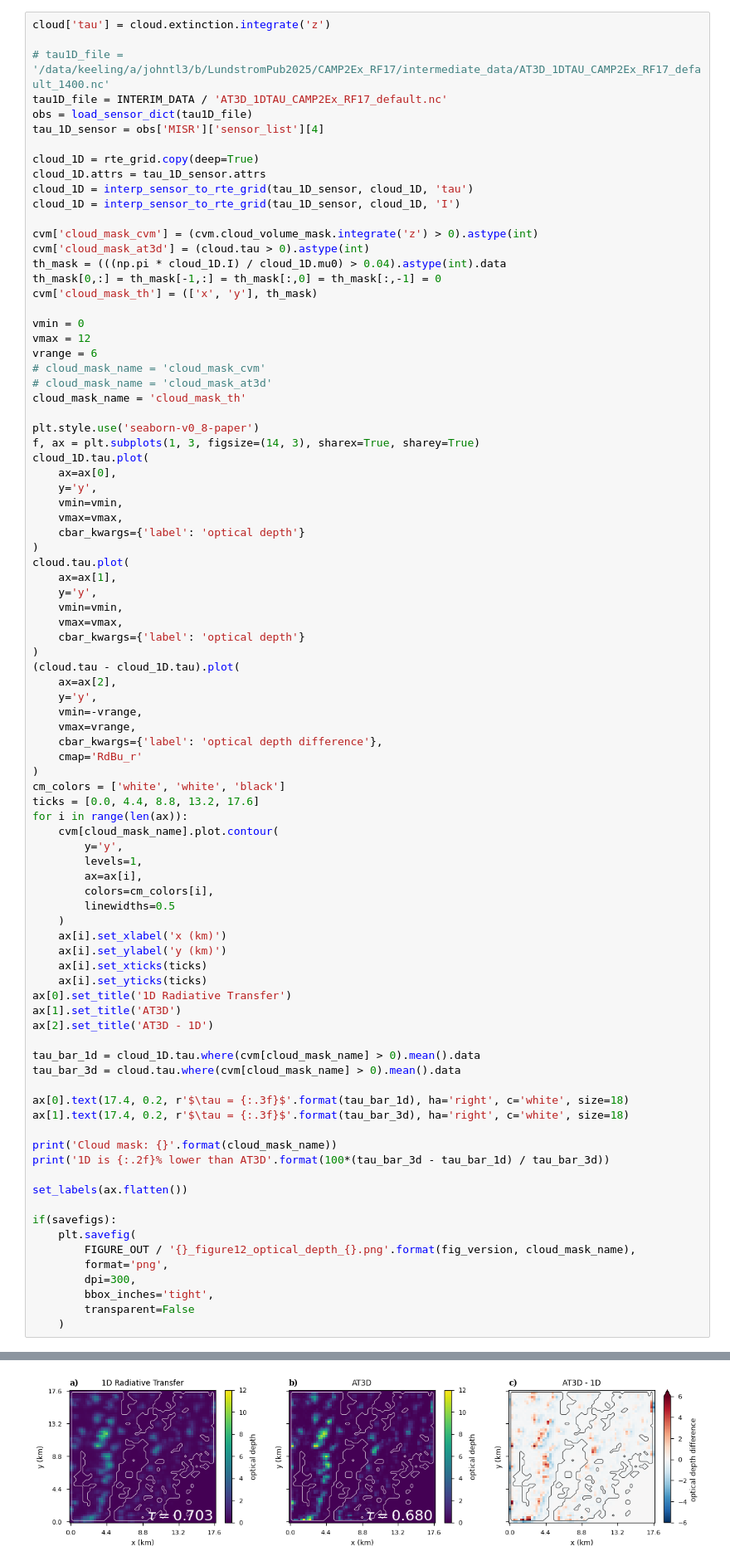
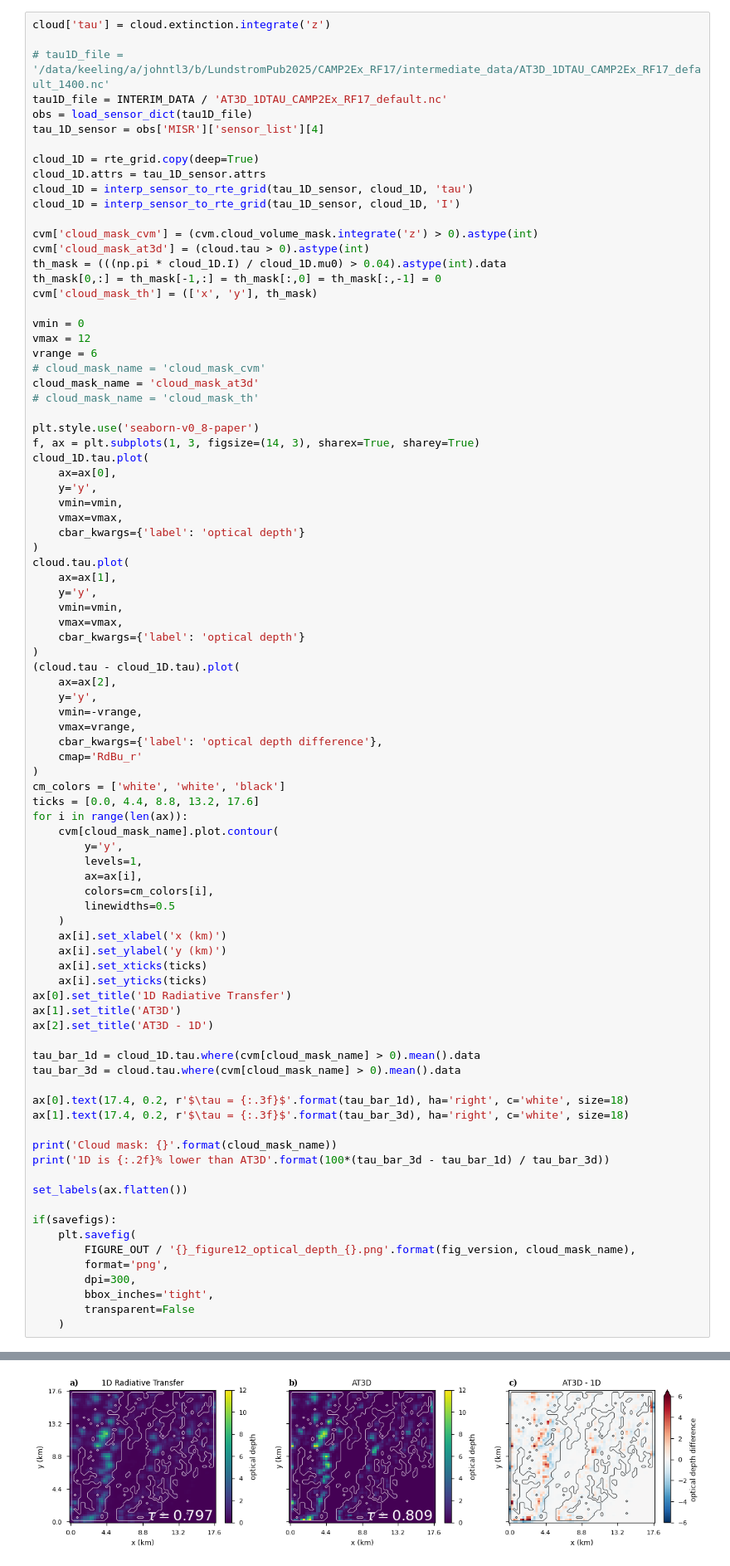
Before and after one commit to jlun17/misr-at3d-camp2ex, a Jupyter notebook: notebooks/investigation/single_retrieval/paper_figures.ipynb, the cells around one changed output, grey strips where cells are left out. Shown at 83% size. Saved outputs shown, nothing was run; the diff lists cells and outputs as text.

Commit message:
Figure updates

```diff
--- a/notebooks/investigation/single_retrieval/paper_figures.ipynb
+++ b/notebooks/investigation/single_retrieval/paper_figures.ipynb
@@ -270,8 +270,8 @@ vmin = 0
 vmax = 12
 vrange = 6
 # cloud_mask_name = 'cloud_mask_cvm'
-# cloud_mask_name = 'cloud_mask_at3d'
-cloud_mask_name = 'cloud_mask_th'
+cloud_mask_name = 'cloud_mask_at3d'
+# cloud_mask_name = 'cloud_mask_th'
 
 plt.style.use('seaborn-v0_8-paper')
 f, ax = plt.subplots(1, 3, figsize=(14, 3), sharex=True, sharey=True)
@@ -340 +340 @@ Cloud mask: cloud_mask_th
-[figure, old version]
+[figure, new version]
```
Also changed, not shown: parts of 1 cell of this notebook, 2 other files.
